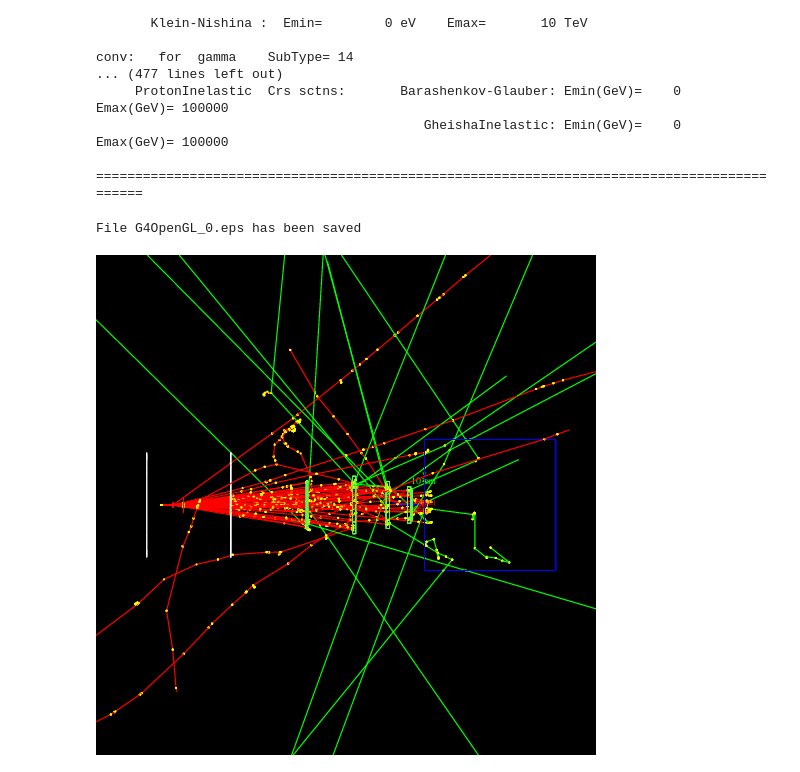
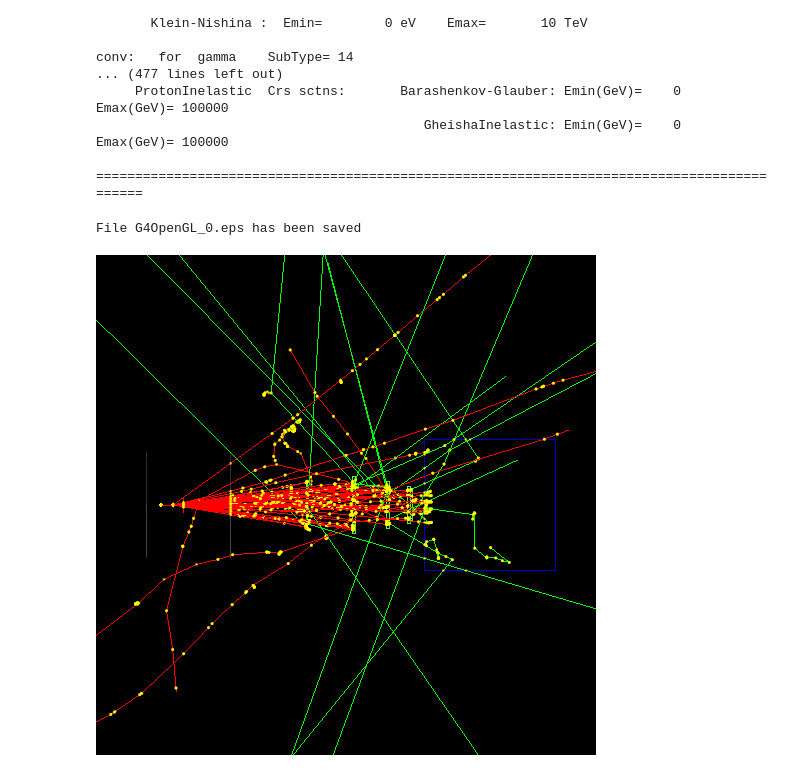
Before and after one commit to SimonBiggs/ipython-geant4-linac, a Jupyter notebook: main.ipynb, the cells around one changed output. Drawn from its saved outputs; the diff is of its cells as text; code cells hidden in the pictures.

Commit message:
option changed for lesser graphics cards

```diff
--- a/main.ipynb
+++ b/main.ipynb
@@ -338,14 +338,15 @@ conv:   for  gamma    SubType= 14
 
 ============================================================================================
 # %%
+gApplyUICommand("/vis/ogl/set/printMode pixmap")
 gApplyUICommand("/vis/ogl/printEPS")
 
 os.rename("G4OpenGL_0.eps", "images/world.eps")
 os.system("convert images/world.eps images/world.png")
 Image("images/world.png")
 # %% [output]
 File G4OpenGL_0.eps has been saved
-[figure, old version]
+[figure, new version]
 # %%
 os.environ["G4VRML_DEST_DIR"]= "."
 os.environ["G4VRMLFILE_MAX_FILE_NUM"]= "1"
```
Also changed, not shown: parts of 1 cell of this notebook, 4 other files.
